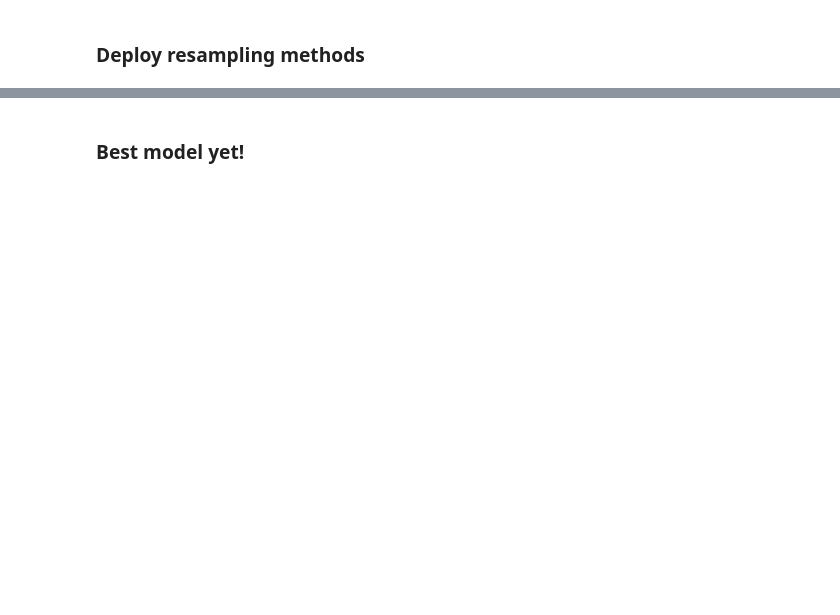
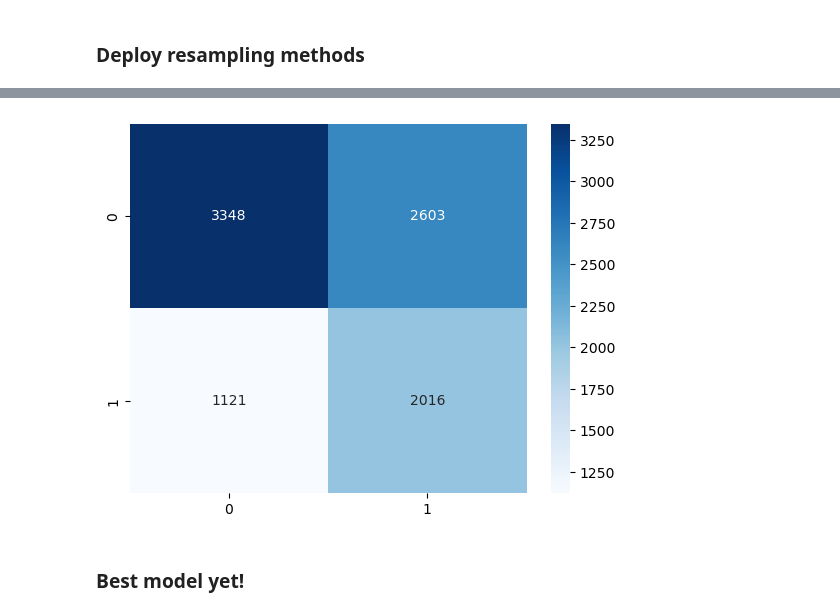
Before and after one commit to melissaprax/substance-use-mental-illness-analysis, a Jupyter notebook: fresh_look.ipynb, the cells around one changed output, grey strips where cells are left out. Cells and saved outputs as stored; diff of their text form; code cells hidden in the pictures; blank space fills up the shorter version.

Commit message:
added seaborn confusion matrix and barplot addprev

```diff
--- a/fresh_look.ipynb
+++ b/fresh_look.ipynb
@@ -312,6 +312,16 @@ print(classification_report(y_test, y_pred))
     accuracy                           0.59      9088
    macro avg       0.59      0.60      0.58      9088
 weighted avg       0.64      0.59      0.60      9088
+# %%
+# Produce confusion matrix using seaborn heatmap
+
+import seaborn as sns
+import matplotlib.pyplot as plt
+
+ax1 = sns.heatmap(confusion_matrix(y_test, y_pred), annot=True, cmap='Blues', fmt='g')
+plt.show(ax1)
+# %% [output]
+[figure, added]
 # %% [markdown]
 ### Best model yet!
 # %%
```
Also changed, not shown: parts of 7 cells of this notebook.
